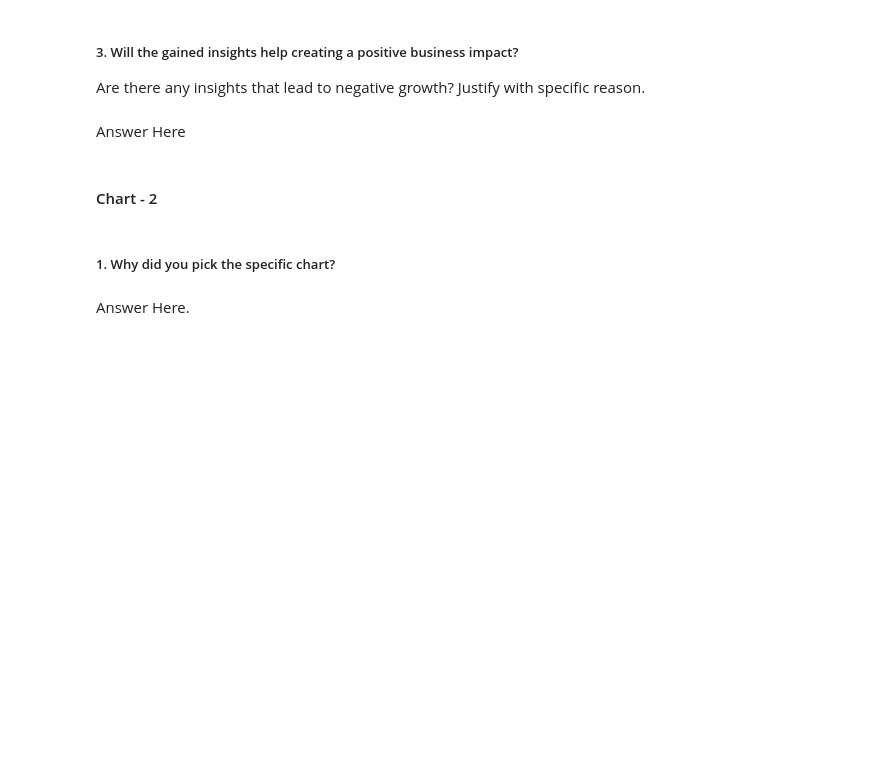
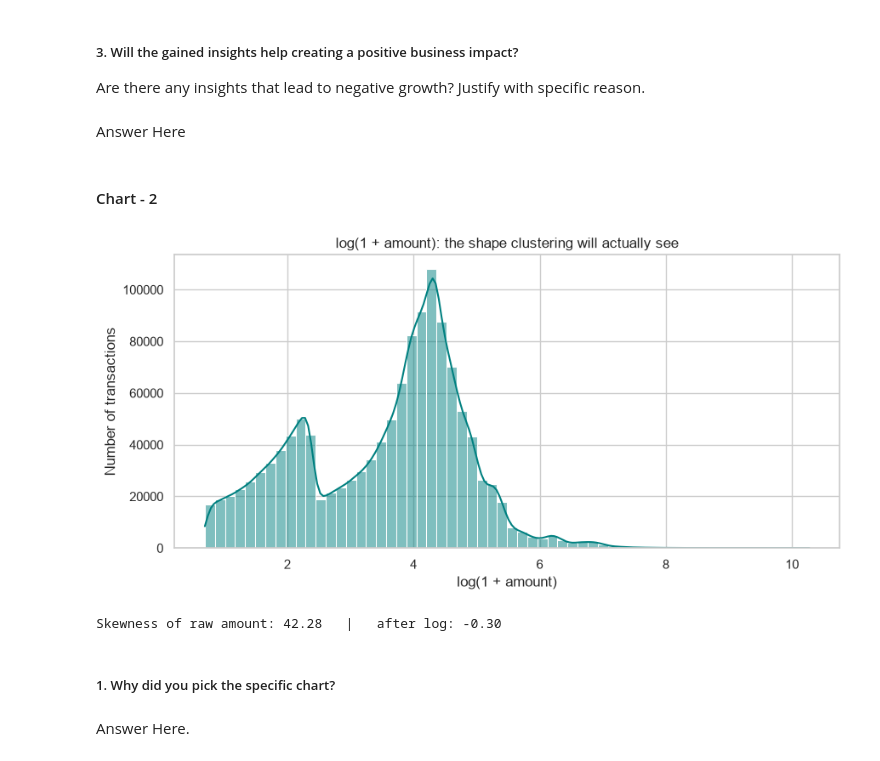
Before and after one commit to adamaneeqaqwathka-arch/Expense_Anamoly_Tracker, a Jupyter notebook: Sample_ML_Submission_Template-2.ipynb, the cells around one changed output. Cells and saved outputs as stored; diff of their text form; code cells hidden in the pictures; blank space fills up the shorter version.

```diff
--- a/Sample_ML_Submission_Template-2.ipynb
+++ b/Sample_ML_Submission_Template-2.ipynb
@@ -538,3 +961,14 @@ Answer Here
+# %%
+# Chart 2 (Univariate): amount on a log scale
+fig, ax = plt.subplots(figsize=(9, 4.5))
+sns.histplot(viz["log_amt"], bins=60, kde=True, color="teal", ax=ax)
+ax.set_title("log(1 + amount): the shape clustering will actually see")
+ax.set_xlabel("log(1 + amount)"); ax.set_ylabel("Number of transactions")
+plt.tight_layout(); plt.show()
+print(f"Skewness of raw amount: {viz[COL_AMOUNT].skew():.2f}   |   after log: {viz['log_amt'].skew():.2f}")
+# %% [output]
+[figure, added]
+Skewness of raw amount: 42.28   |   after log: -0.30
 # %% [markdown]
 ##### 1. Why did you pick the specific chart?
 # %% [markdown]
```
Also changed, not shown: parts of 39 cells of this notebook, 1 other file.
